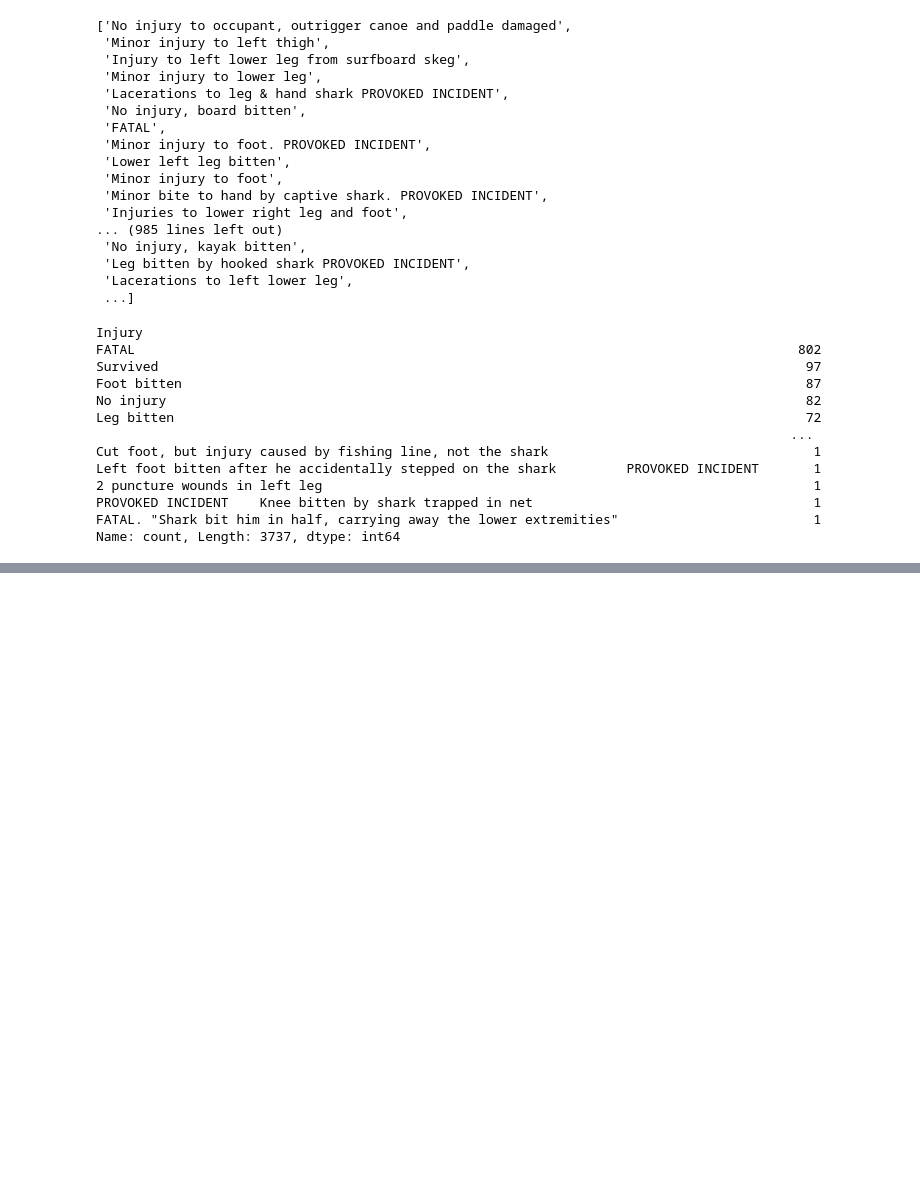
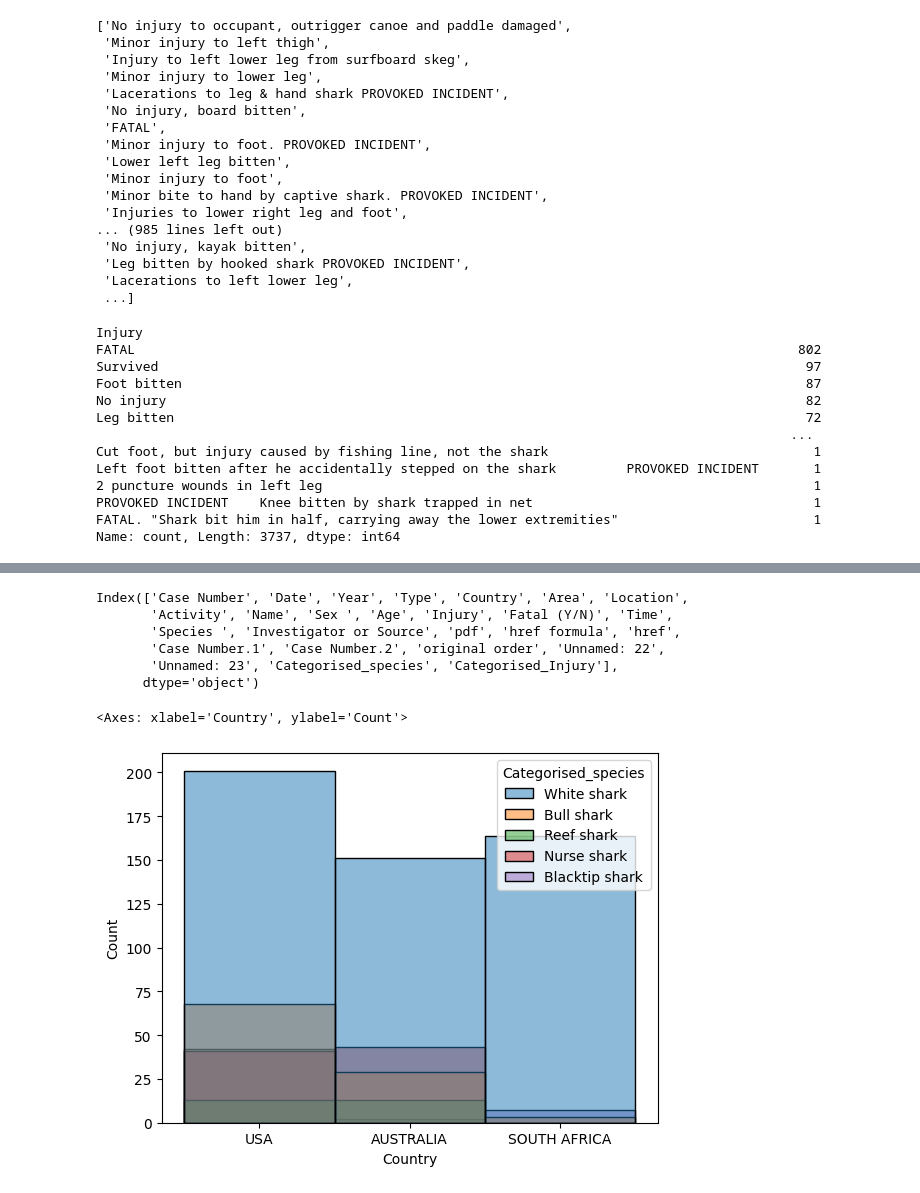
Before and after one commit to Futurartina/Sharks, a Jupyter notebook: main.ipynb, the cells around one changed output, grey strips where cells are left out. Drawn from its saved outputs; the diff is of its cells as text; code cells hidden in the pictures; blank space fills up the shorter version.

```diff
--- a/main.ipynb
+++ b/main.ipynb
@@ -761,5 +763,3 @@ possibly a caribbean reef shark                          1
 1.8 m to 2.1 m [6' to 7'] hammerhead shark               1
 blue pointers                                            1
 Name: count, Length: 786, dtype: int64
-# %%
-attacks["Species "] = attacks["Species "].str.replace(r'.*blue shark', 'blue shark', regex=True)
@@ -1184,0 +1751,26 @@ attacks["Age"].tolist()
+# %%
+attacks.columns
+# %% [output]
+Index(['Case Number', 'Date', 'Year', 'Type', 'Country', 'Area', 'Location',
+       'Activity', 'Name', 'Sex ', 'Age', 'Injury', 'Fatal (Y/N)', 'Time',
+       'Species ', 'Investigator or Source', 'pdf', 'href formula', 'href',
+       'Case Number.1', 'Case Number.2', 'original order', 'Unnamed: 22',
+       'Unnamed: 23', 'Categorised_species', 'Categorised_Injury'],
+      dtype='object')
+# %%
+filtered = attacks['Country'].value_counts().head(3)
+filtered = filtered.index.tolist()
+
+data_filtered = attacks[attacks['Country'].isin(filtered)]
+
+
+filtered = attacks['Categorised_species'].value_counts().head(6)
+filtered = filtered.index.tolist()
+
+data_filtered = data_filtered[data_filtered['Categorised_species'].isin(filtered)]
+data_filtered = data_filtered[data_filtered['Categorised_species'] != "unknown"]
+
+sns.histplot(data=data_filtered, x="Country", hue="Categorised_species")
+# %% [output]
+<Axes: xlabel='Country', ylabel='Count'>
+[figure, added]
```
Also changed, not shown: parts of 65 cells of this notebook.
